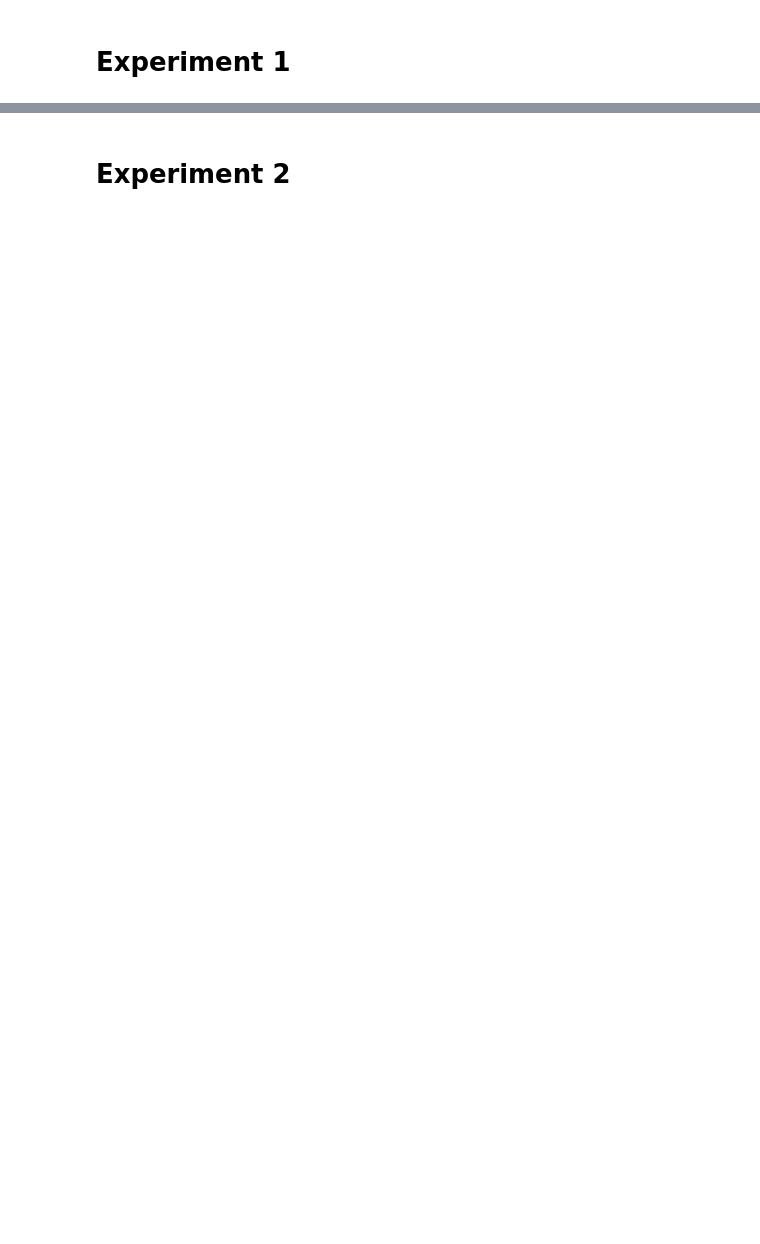
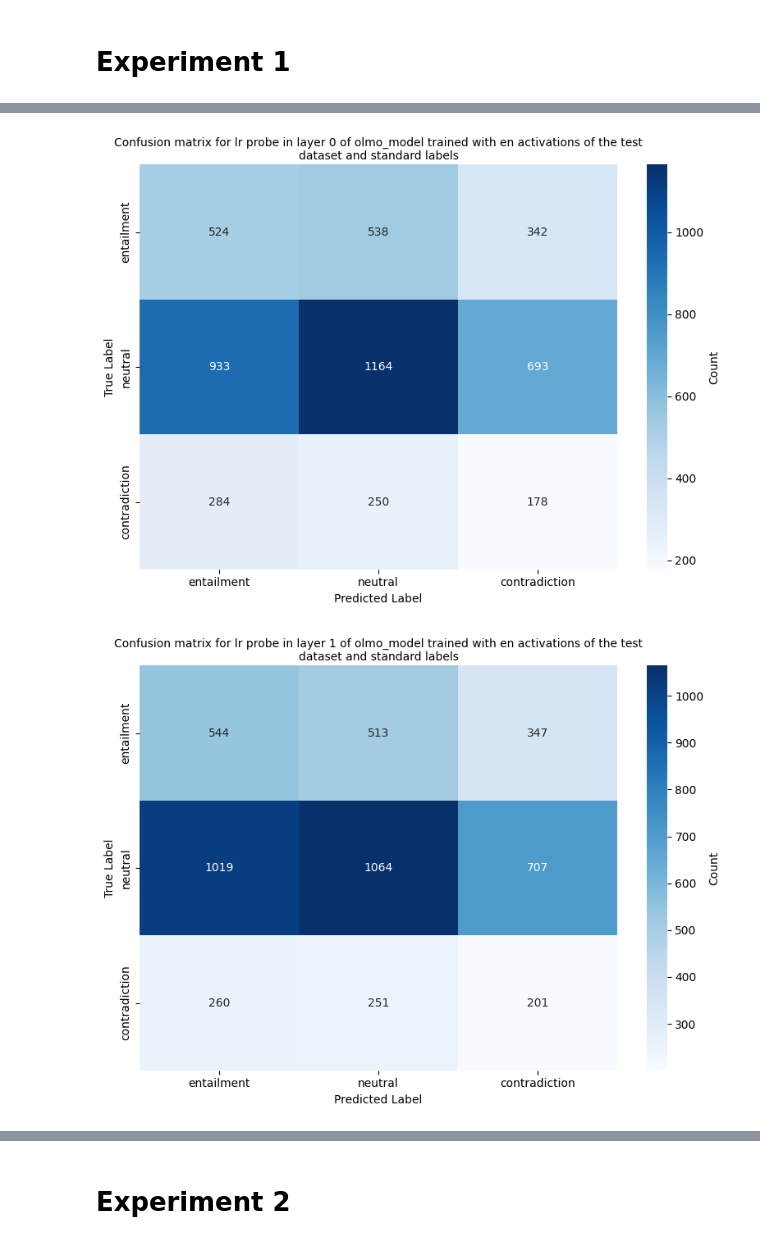
Before and after one commit to Zawezu/probing_nli, a Jupyter notebook: experiments_manager.ipynb, the cells around one changed output, grey strips where cells are left out. Saved outputs shown, nothing was run; the diff lists cells and outputs as text; code cells hidden in the pictures; blank space fills up the shorter version.

```diff
--- a/experiments_manager.ipynb
+++ b/experiments_manager.ipynb
@@ -73,0 +151,20 @@ Plot saved to plots\Test_and_train_accuracies_by_layer_for_tiny_aya_global_on_la
+# %%
+# for model_name in model_names:
+#     for split in ["test", "train"]:
+#         for language in languages:
+#             for probing_task in probing_tasks:
+#                 exp_result: ExperimentResult = ExperimentResult.get_from_file(
+#                     1, language, probing_task, probe_type, model_name
+#                 )
+
+#                 for layer_num in range(exp_result.get_num_layers()):
+#                     plot_confusion_matrix(exp_result, split, layer_num)
+
+for probing_task in ["standard", "control"]:
+    exp_result: ExperimentResult = ExperimentResult.get_from_file(1, "en", probing_task, probe_type, "olmo_model")
+
+    for layer_num in range(exp_result.get_num_layers()):
+        plot_confusion_matrix(exp_result, "test", layer_num)
+# %% [output]
+[figure, added]
+[figure, added]
```
Also changed, not shown: parts of 11 cells of this notebook, 7 other files.
